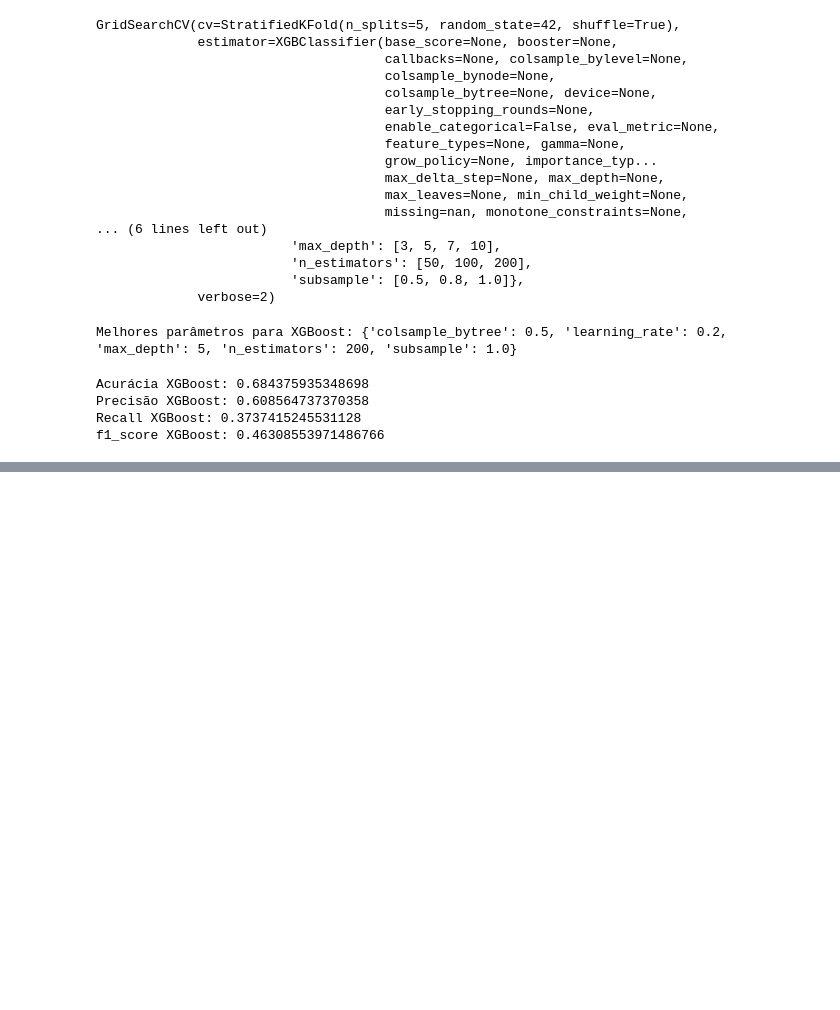
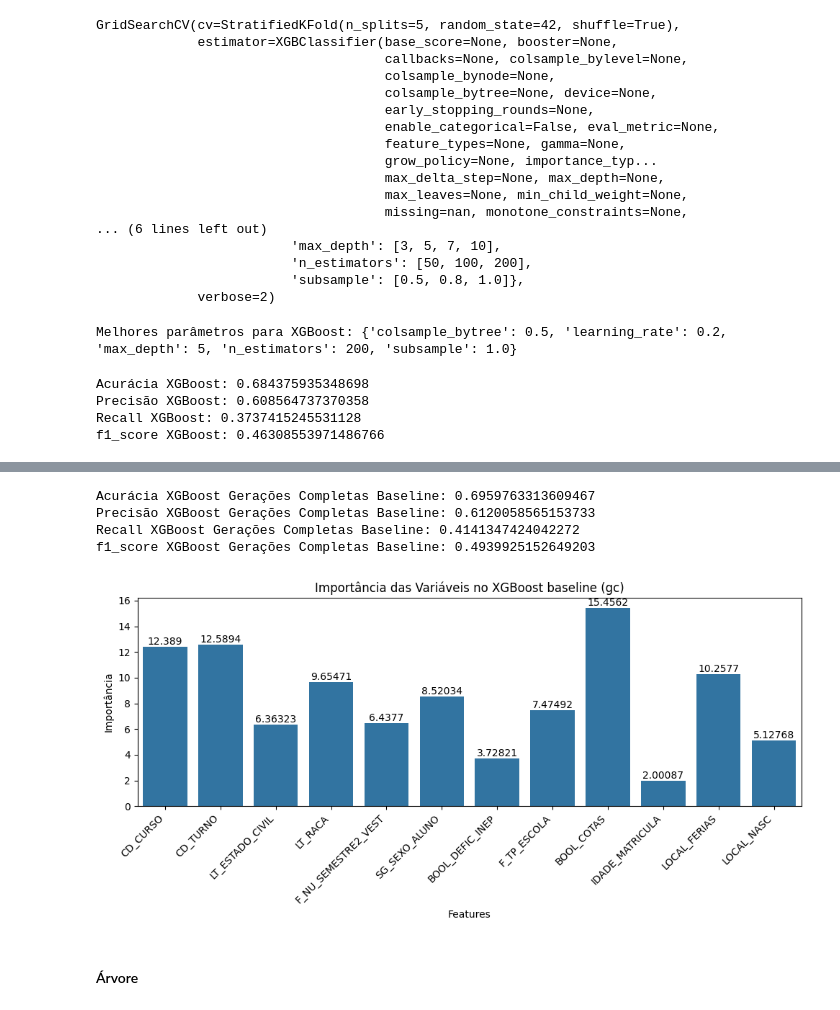
Before and after one commit to romu-lo/tcc-evasao-academica, a Jupyter notebook: ml.ipynb, the cells around one changed output, grey strips where cells are left out. Drawn from its saved outputs; the diff is of its cells as text; code cells hidden in the pictures; blank space fills up the shorter version.

```diff
--- a/ml.ipynb
+++ b/ml.ipynb
@@ -357,0 +515,5 @@ f1_score XGBoost: 0.46308553971486766
+# %%
+X = df_geracoes_completas.drop(colunas_excluir_ml, axis=1)
+y = df_geracoes_completas[target_bool]
+
+X_train, X_test, y_train, y_test = train_test_split(X, y, test_size=0.2, random_state=42, stratify=y)
@@ -357,0 +557,12 @@ f1_score XGBoost: 0.46308553971486766
+# %%
+dt_gc_baseline = DecisionTreeClassifier(random_state=42)
+rf_gc_baseline = RandomForestClassifier(random_state=42)
+xgb_gc_baseline = xgb.XGBClassifier(objective='binary:logistic', random_state=42)
+
+dt_gc_baseline.fit(X_train, y_train)
+rf_gc_baseline.fit(X_train, y_train)
+xgb_gc_baseline.fit(X_train, y_train)
+
+y_pred_dt_gc_baseline = dt_gc_baseline.predict(X_test)
+y_pred_rf_gc_baseline = rf_gc_baseline.predict(X_test)
+y_pred_xgb_gc_baseline = xgb_gc_baseline.predict(X_test)
@@ -357,0 +603,35 @@ f1_score XGBoost: 0.46308553971486766
+# %%
+accuracy_xgb_gc_baseline = accuracy_score(y_test, y_pred_xgb_gc_baseline)
+print("Acurácia XGBoost Gerações Completas Baseline:", accuracy_xgb_gc_baseline)
+
+precisao_xgb_gc_baseline = precision_score(y_test, y_pred_xgb_gc_baseline)
+print("Precisão XGBoost Gerações Completas Baseline:", precisao_xgb_gc_baseline)
+
+recall_xgb_gc_baseline = recall_score(y_test, y_pred_xgb_gc_baseline)
+print("Recall XGBoost Gerações Completas Baseline:", recall_xgb_gc_baseline)
+
+f1_xgb_gc_baseline = f1_score(y_test, y_pred_xgb_gc_baseline)
+print("f1_score XGBoost Gerações Completas Baseline:", f1_xgb_gc_baseline)
+# %% [output]
+Acurácia XGBoost Gerações Completas Baseline: 0.6959763313609467
+Precisão XGBoost Gerações Completas Baseline: 0.6120058565153733
+Recall XGBoost Gerações Completas Baseline: 0.4141347424042272
+f1_score XGBoost Gerações Completas Baseline: 0.4939925152649203
+# %%
+feature_names = X.columns
+importances_xgb_gc_baseline = xgb_gc_baseline.feature_importances_ * 100
+
+plt.figure(figsize=(10, 5))
+vis = sns.barplot(x=feature_names, y=importances_xgb_gc_baseline)
+for container in vis.containers:
+        vis.bar_label(container)
+plt.title("Importância das Variáveis no XGBoost baseline (gc)")
+plt.xlabel("Features")
+plt.ylabel("Importância")
+plt.xticks(rotation=45, ha='right')
+plt.tight_layout()
+plt.show()
+# %% [output]
+[figure, added]
+# %% [markdown]
+#### Árvore
```
Also changed, not shown: parts of 112 cells of this notebook, 1 other file.
